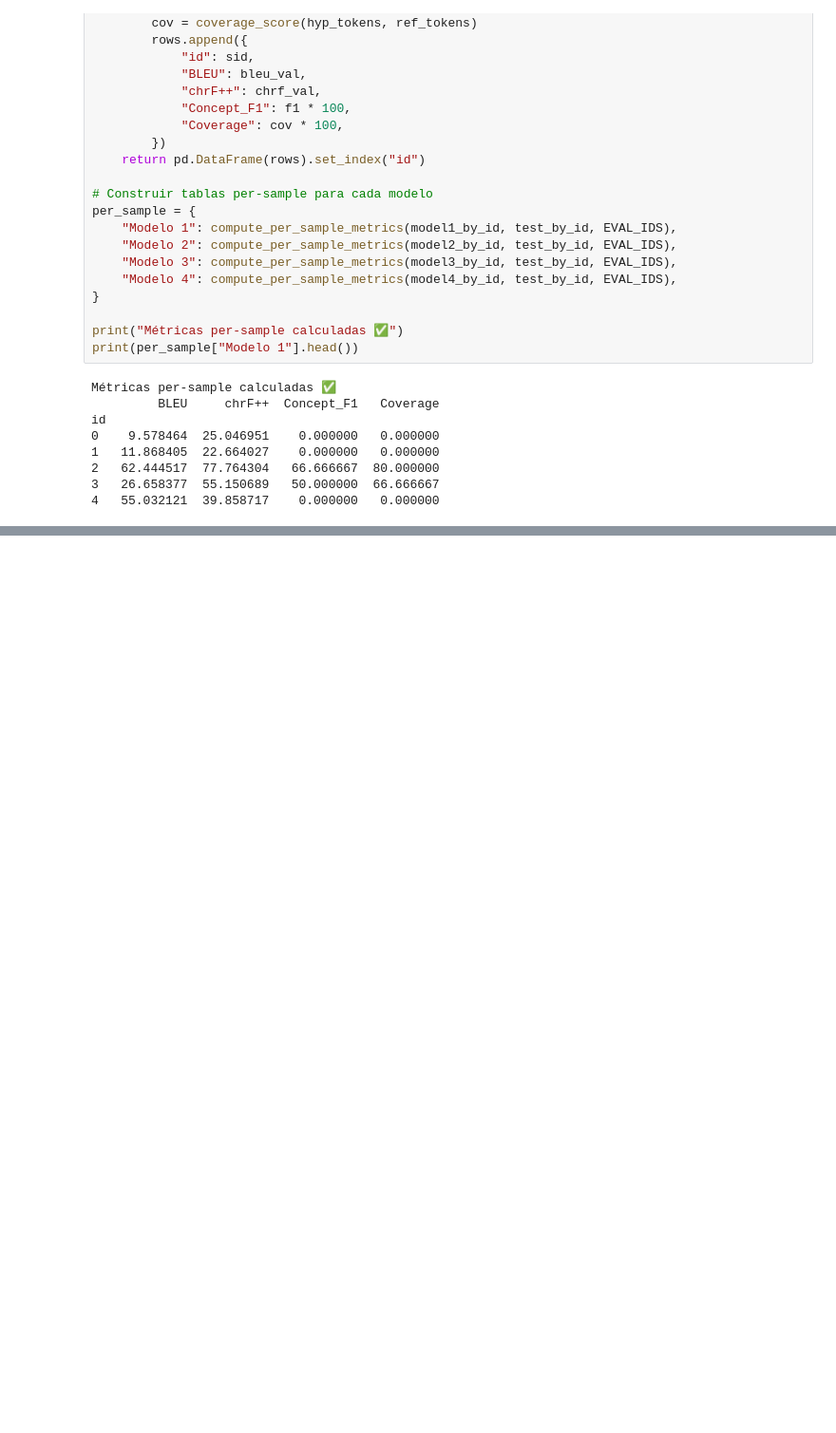
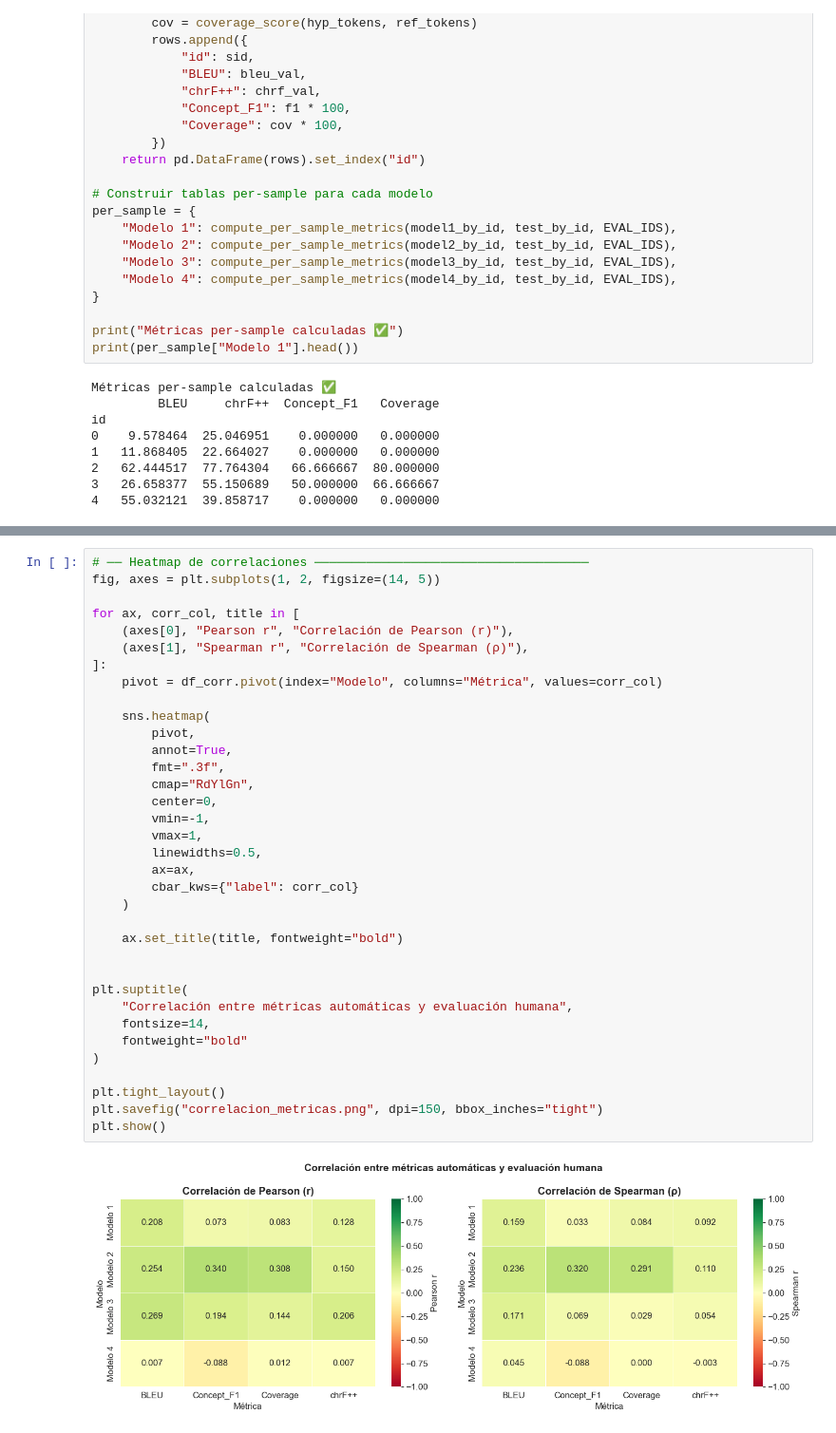
Before and after one commit to BrauSal2103/DataSoftInteligente, a Jupyter notebook: pictogramas_eval.ipynb, the cells around one changed output, grey strips where cells are left out. Shown at 95% size. Drawn from its saved outputs; the diff is of its cells as text; blank space fills up the shorter version.

```diff
--- a/pictogramas_eval.ipynb
+++ b/pictogramas_eval.ipynb
@@ -881,0 +950,37 @@ id
+# %%
+# ── Heatmap de correlaciones ─────────────────────────────────────
+fig, axes = plt.subplots(1, 2, figsize=(14, 5))
+
+for ax, corr_col, title in [
+    (axes[0], "Pearson r", "Correlación de Pearson (r)"),
+    (axes[1], "Spearman r", "Correlación de Spearman (ρ)"),
+]:
+    pivot = df_corr.pivot(index="Modelo", columns="Métrica", values=corr_col)
+
+    sns.heatmap(
+        pivot,
+        annot=True,
+        fmt=".3f",
+        cmap="RdYlGn",
+        center=0,
+        vmin=-1,
+        vmax=1,
+        linewidths=0.5,
+        ax=ax,
+        cbar_kws={"label": corr_col}
+    )
+
+    ax.set_title(title, fontweight="bold")
+
+
+plt.suptitle(
+    "Correlación entre métricas automáticas y evaluación humana",
+    fontsize=14,
+    fontweight="bold"
+)
+
+plt.tight_layout()
+plt.savefig("correlacion_metricas.png", dpi=150, bbox_inches="tight")
+plt.show()
+# %% [output]
+[figure, added]
```
Also changed, not shown: parts of 10 cells of this notebook, 5 other files.
